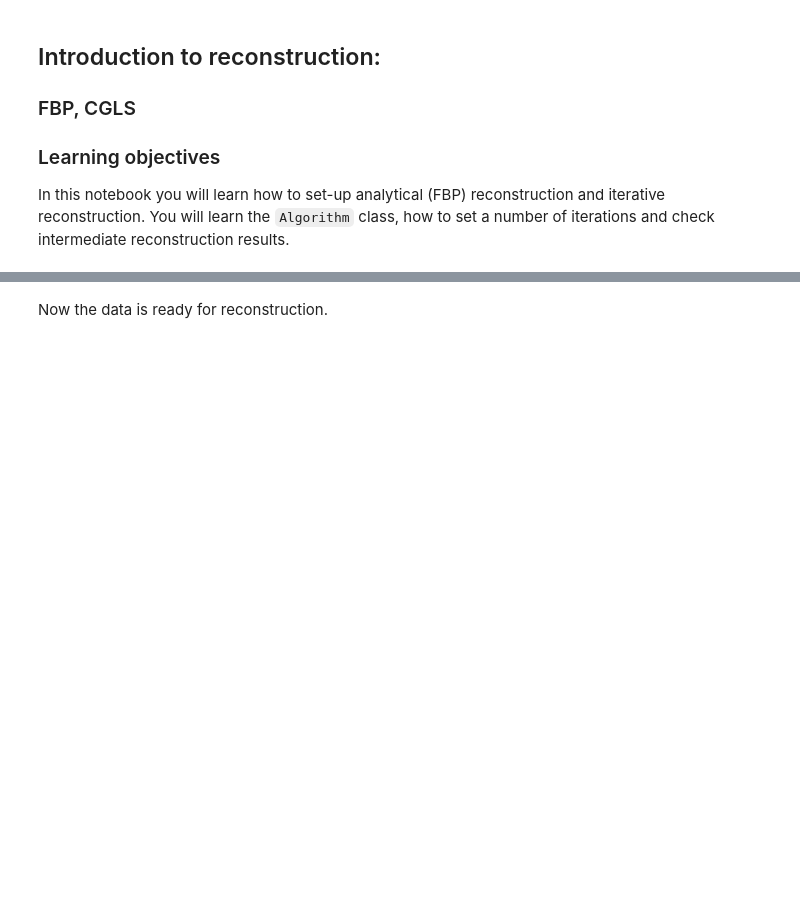
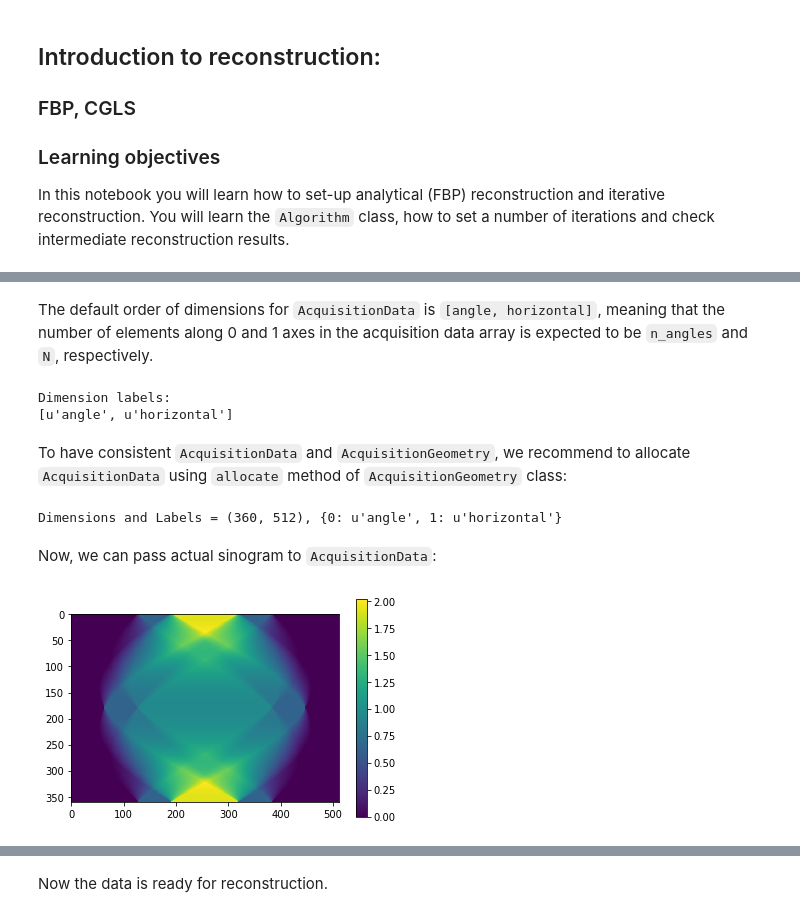
Before and after one commit to paskino/CIL-Demos, a Jupyter notebook: Notebooks/02_reconstruction_intro.ipynb, the cells around one changed output, grey strips where cells are left out. Cells and saved outputs as stored; diff of their text form; code cells hidden in the pictures; blank space fills up the shorter version.

Commit message:
second notebook, data simulation

```diff
--- a/Notebooks/02_reconstruction_intro.ipynb
+++ b/Notebooks/02_reconstruction_intro.ipynb
@@ -82,0 +179,24 @@ In this notebook you will learn how to set-up analytical (FBP) reconstruction an
+# %%
+# imports
+from ccpi.framework import AcquisitionGeometry
+import numpy as np
+
+# acquisition angles
+n_angles = 360
+angles = np.linspace(0, np.pi, n_angles, dtype = np.float32)
+
+# number of pixels in detector row
+N = 512
+
+# pixel size
+pixel_size_h = 1
+
+# # create AcquisitionGeometry
+ag_par = AcquisitionGeometry(geom_type = 'parallel',
+                             dimension = '2D',
+                             angles = angles,
+                             pixel_num_h = N,
+                             pixel_size_h = pixel_size_h)
+
+
+print('Acquisition geometry:\n{}'.format(ag_par))
@@ -83 +225,32 @@ In this notebook you will learn how to set-up analytical (FBP) reconstruction an
+# %% [markdown]
+The default order of dimensions for `AcquisitionData` is `[angle, horizontal]`, meaning that the number of elements along 0 and 1 axes in the acquisition data array is expected to be `n_angles` and `N`, respectively.
+# %%
+print('Dimension labels:\n{}'.format(ag_par.dimension_labels))
+# %% [output]
+Dimension labels:
+[u'angle', u'horizontal']
+# %% [markdown]
+To have consistent `AcquisitionData` and `AcquisitionGeometry`, we recommend to allocate `AcquisitionData` using `allocate` method of `AcquisitionGeometry` class:
+# %%
+# imports
+from ccpi.framework import AcquisitionData
+import matplotlib.pyplot as plt
+%matplotlib inline
+
+# allocate AcquisitionData
+ad = ag_par.allocate()
+
+print('Dimensions and Labels = {}, {}'.format(ad.shape, ad.dimension_labels))
+# %% [output]
+Dimensions and Labels = (360, 512), {0: u'angle', 1: u'horizontal'}
+# %% [markdown]
+Now, we can pass actual sinogram to `AcquisitionData`:
+# %%
+ad.fill(get_ideal_sino(N, n_angles))
+
+plt.imshow(ad.as_array())
+plt.colorbar()
+plt.show()
+# %% [output]
+[figure, added]
 # %% [markdown]
```
Also changed, not shown: parts of 24 cells of this notebook.
